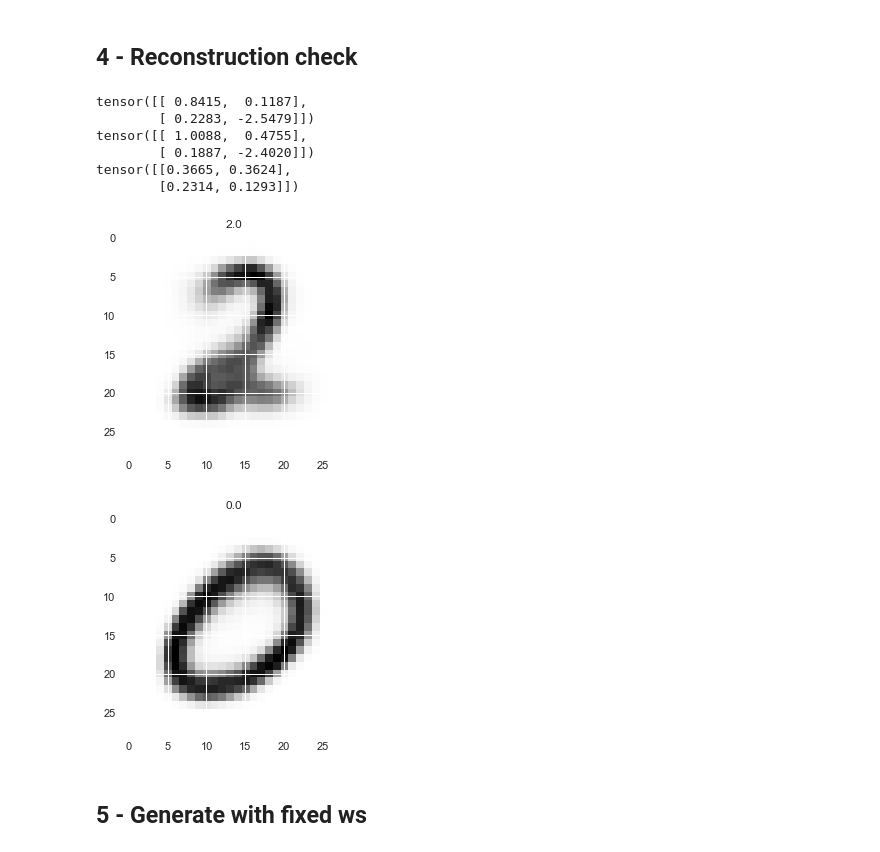
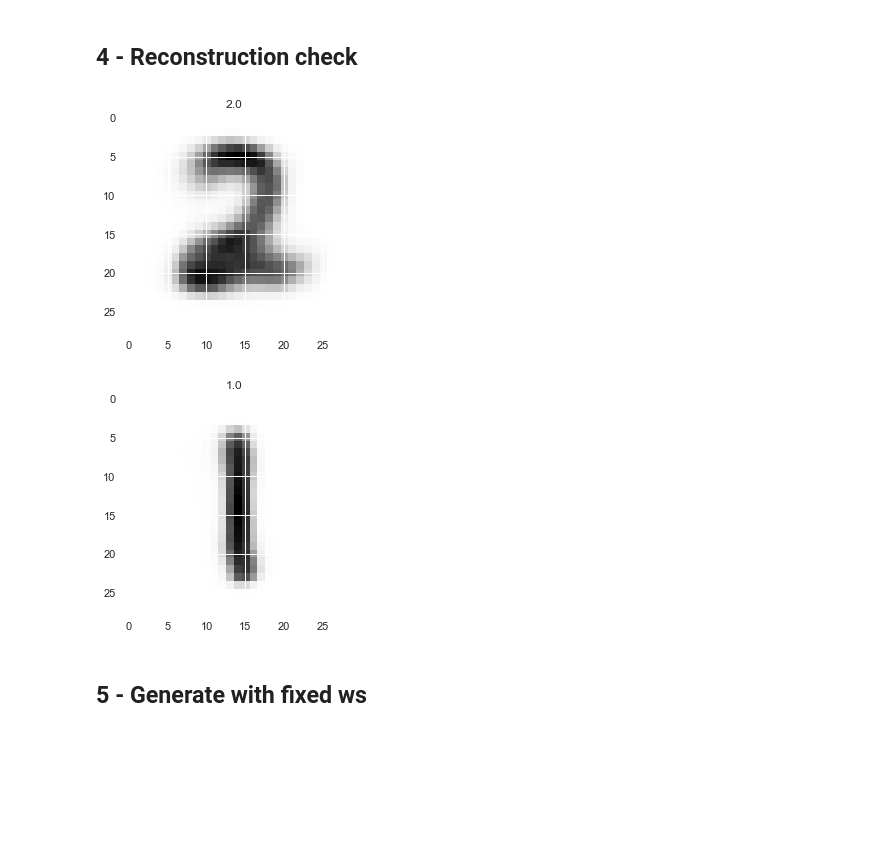
Before and after one commit to qdenisq/classifying_autoencoders, a Jupyter notebook: notebooks/pytorch_cl_vae_MNIST_exmaple.ipynb, the cells around one changed output. Saved outputs shown, nothing was run; the diff lists cells and outputs as text; code cells hidden in the pictures; blank space fills up the shorter version.

```diff
--- a/notebooks/pytorch_cl_vae_MNIST_exmaple.ipynb
+++ b/notebooks/pytorch_cl_vae_MNIST_exmaple.ipynb
@@ -11,7 +10,7 @@ import torch
 # %% [markdown]
 ## 1 - Load the model
 # %%
-fname = '../data/models/cl_vae_mnist_09_17_2018_09_42_PM.pt'
+fname = '../data/models/cl_vae_mnist_09_17_2018_05_07_PM.pt'
 model = ClVaeModel.load_from_ckpt(fname)
 # %% [markdown]
 ## 2 - Load MNIST
@@ -65,29 +64,22 @@ plt.show()
 # %%
 # Encode
 x_batch = torch.from_numpy(x).float()
 ws_batch = [torch.from_numpy(y_probs).float()]
 
-z, z_mean, z_log_var = model.encode(x_batch, ws_batch)
-print("{}\n{}\n{}".format(z, z_mean, z_log_var.exp().sqrt()))
+z, _, _ = model.encode(x_batch, ws_batch)
 x_decoded = model.decode(z, ws_batch)
 
 x_decoded = x_decoded.detach().numpy()
 
 for i in range(x_decoded.shape[0]):
     plt.figure()
     img = x_decoded[i].reshape([int(np.sqrt(x_decoded.shape[-1]))]*2)
     plt.title(y[i])
     plt.imshow(img, cmap='Greys')
 
 plt.show()
 # %% [output]
-tensor([[ 0.8415,  0.1187],
-        [ 0.2283, -2.5479]])
-tensor([[ 1.0088,  0.4755],
-        [ 0.1887, -2.4020]])
-tensor([[0.3665, 0.3624],
-        [0.2314, 0.1293]])
-[figure, old version]
+[figure, new version]
-[figure, old version]
+[figure, new version]
 # %% [markdown]
 ## 5 - Generate with fixed ws
```
Also changed, not shown: parts of 6 cells of this notebook, 4 other files.
